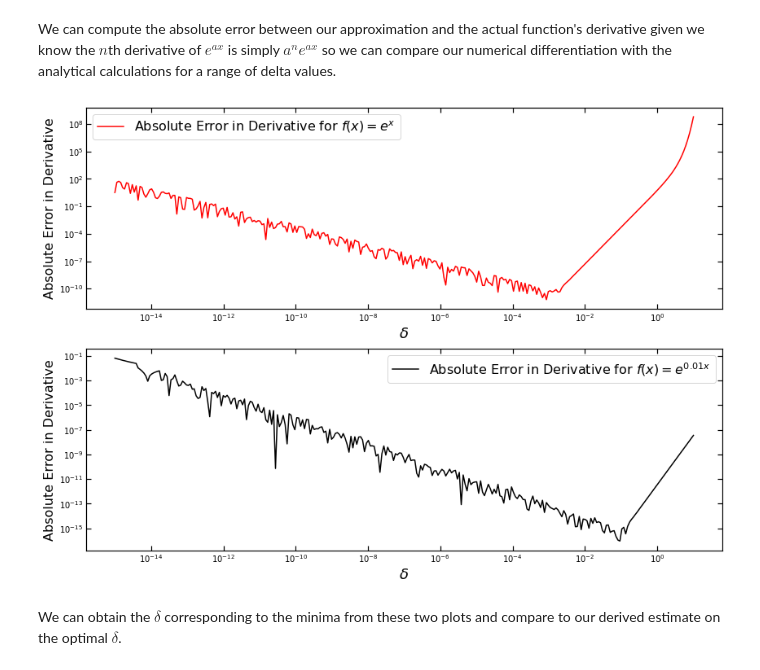
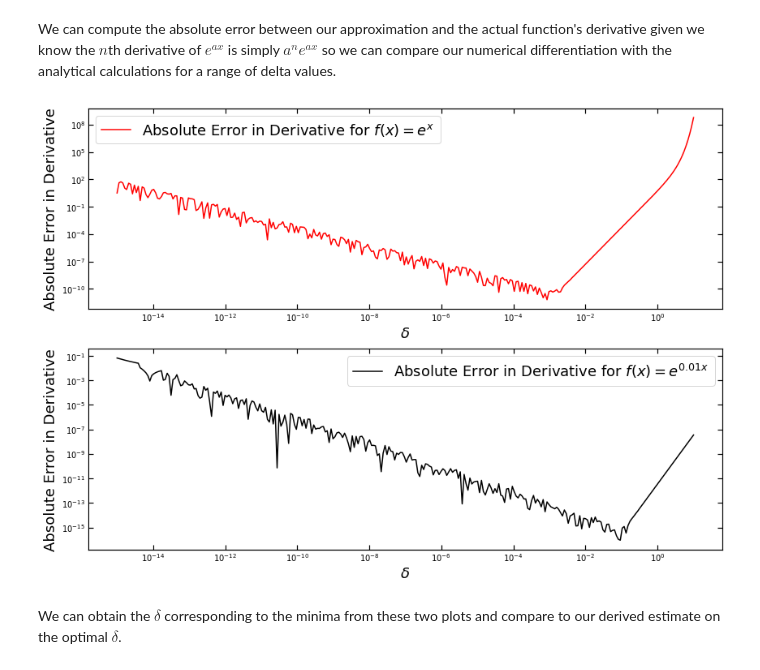
Before and after one commit to kenj19/PHYS512, a Jupyter notebook: ps1.ipynb, the cells around one changed output. Cells and saved outputs as stored; diff of their text form; code cells hidden in the pictures.

```diff
--- a/ps1.ipynb
+++ b/ps1.ipynb
@@ -111,22 +112,22 @@ abs_err_func2prime = np.abs(four_point_deriv(func2,x,delta) - exact_func2prime)
 # %%
 # Plot the absolute error in the derivative for each function and observe how it changes with delta
 
 fig, ax = plt.subplots(2, figsize = (14, 10))
 
 ax[0].plot(delta, abs_err_func1prime, color = 'red',label = 'Absolute Error in Derivative for $f(x) = e^{x}$')
 ax[1].plot(delta, abs_err_func2prime, color = 'black',label = 'Absolute Error in Derivative for $f(x) = e^{0.01x}$')
 ax[0].set_xlabel(r'$\delta$', fontsize=18)
 ax[1].set_xlabel(r'$\delta$', fontsize=18)
-ax[0].set_ylabel(r"Absolute Error in Derivative", fontsize=16)
-ax[1].set_ylabel(r"Absolute Error in Derivative", fontsize=16)
+ax[0].set_ylabel(r"Absolute Error in Derivative", fontsize=18)
+ax[1].set_ylabel(r"Absolute Error in Derivative", fontsize=18)
 ax[0].set_xscale('log')
 ax[1].set_xscale('log')
 ax[0].set_yscale('log')
 ax[1].set_yscale('log')
-ax[0].legend(fontsize=16)
-ax[1].legend(fontsize=16);
+ax[0].legend(fontsize=18)
+ax[1].legend(fontsize=18);
 # %% [output]
-[figure, old version]
+[figure, new version]
 # %% [markdown]
 We can obtain the $\delta$ corresponding to the minima from these two plots and compare to our derived estimate on the optimal $\delta$.
 # %%
```
Also changed, not shown: parts of 17 cells of this notebook.
